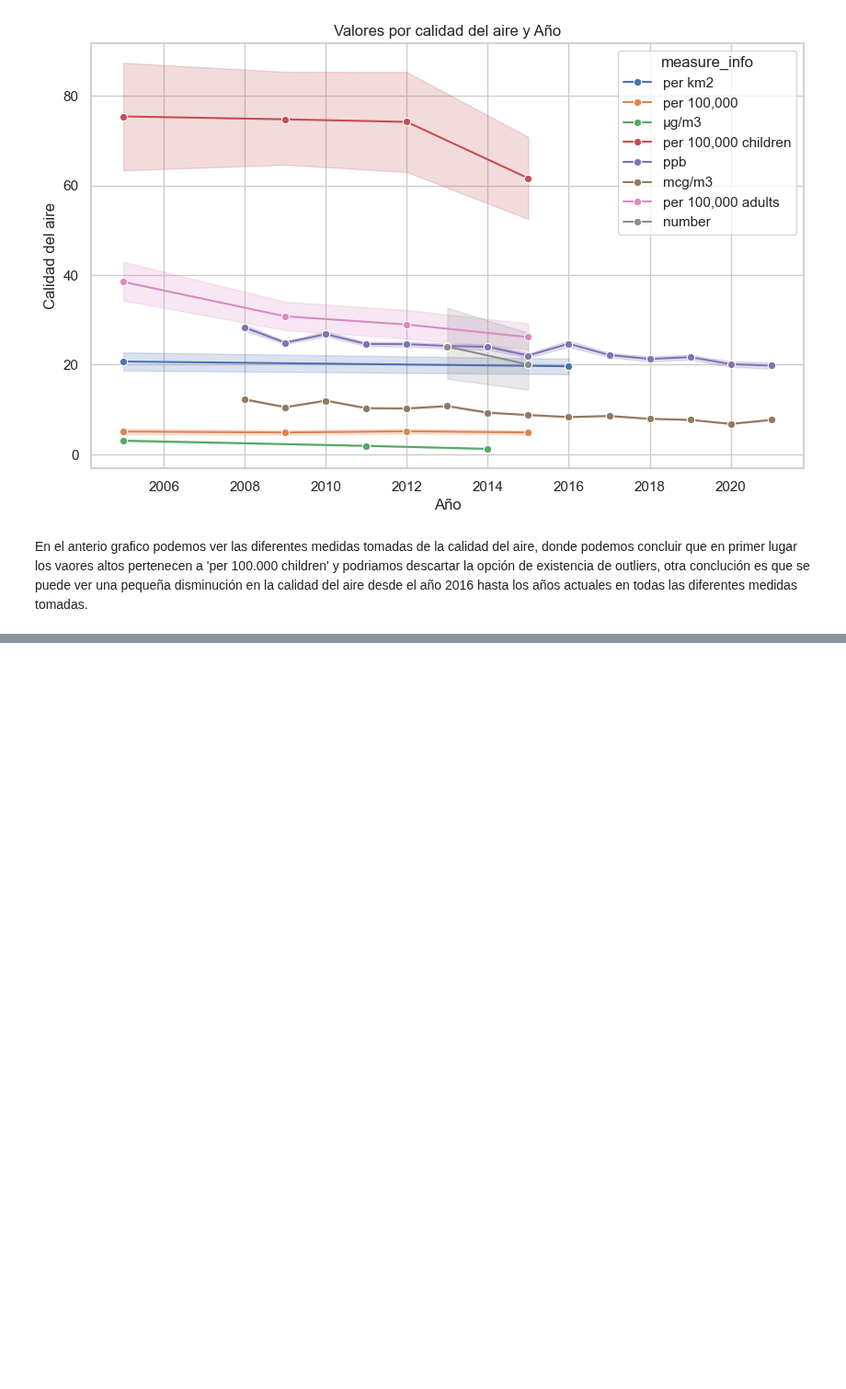
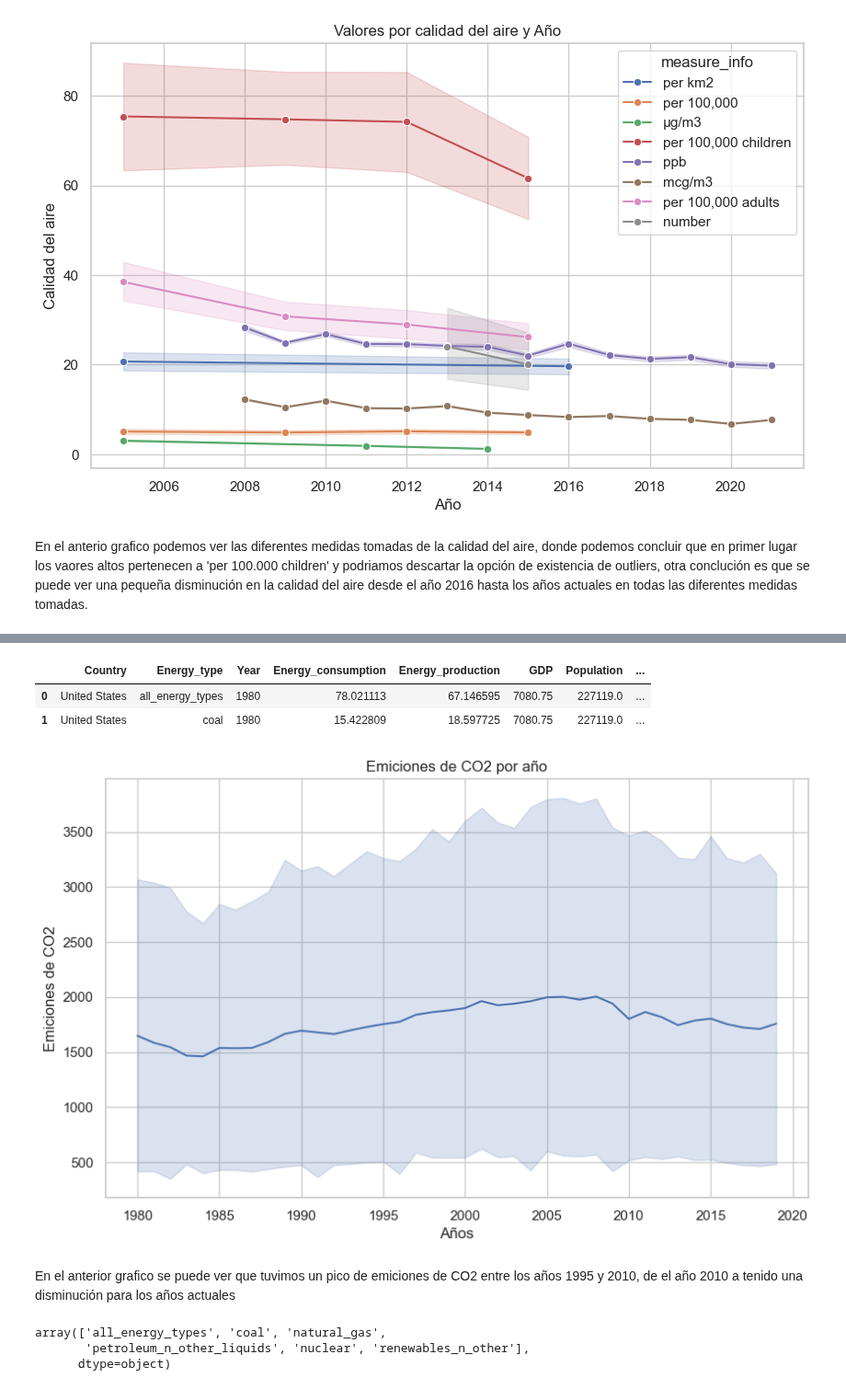
Before and after one commit to GLibardoAlarcon/Proyecto_Finalizado_Streamlit, a Jupyter notebook: libardo.ipynb, the cells around one changed output, grey strips where cells are left out. Shown at 92% size. Drawn from its saved outputs; the diff is of its cells as text; code cells hidden in the pictures; blank space fills up the shorter version.

Commit message:
Abance del eda para el kpi 1

```diff
--- a/libardo.ipynb
+++ b/libardo.ipynb
@@ -223,0 +228,28 @@ En el anterio grafico podemos ver las diferentes medidas tomadas de la calidad d
+# %%
+# Acceso a el cvs y se pasa a un dataframe
+df_energy = pd.read_csv('./dataKPI2/energy_clean.csv')
+# %%
+df_energy.head(2)
+# %% [output]
+|  | Country | Energy_type | Year | Energy_consumption | Energy_production | GDP | Population | ... |
+| 0 | United States | all_energy_types | 1980 | 78.021113 | 67.146595 | 7080.75 | 227119.0 | ... |
+| 1 | United States | coal | 1980 | 15.422809 | 18.597725 | 7080.75 | 227119.0 | ... |
+# %%
+# Visualización de el consumo de las diferentes energias a nivel de Estados Unidos
+plt.figure(figsize=(10, 6))
+sns.lineplot(x='Year', y='CO2_emission', data=df_energy)
+plt.xlabel('Años')
+plt.ylabel('Emiciones de CO2')
+plt.title('Emiciones de CO2 por año')
+plt.show()
+# %% [output]
+[figure, added]
+# %% [markdown]
+En el anterior grafico se puede ver que tuvimos un pico de emiciones de CO2 entre los años 1995 y 2010, de el año 2010 a tenido una disminución para los años actuales
+# %%
+# Tipos de energia
+df_energy['Energy_type'].unique()
+# %% [output]
+array(['all_energy_types', 'coal', 'natural_gas',
+       'petroleum_n_other_liquids', 'nuclear', 'renewables_n_other'],
+      dtype=object)
```
Also changed, not shown: parts of 13 cells of this notebook.
